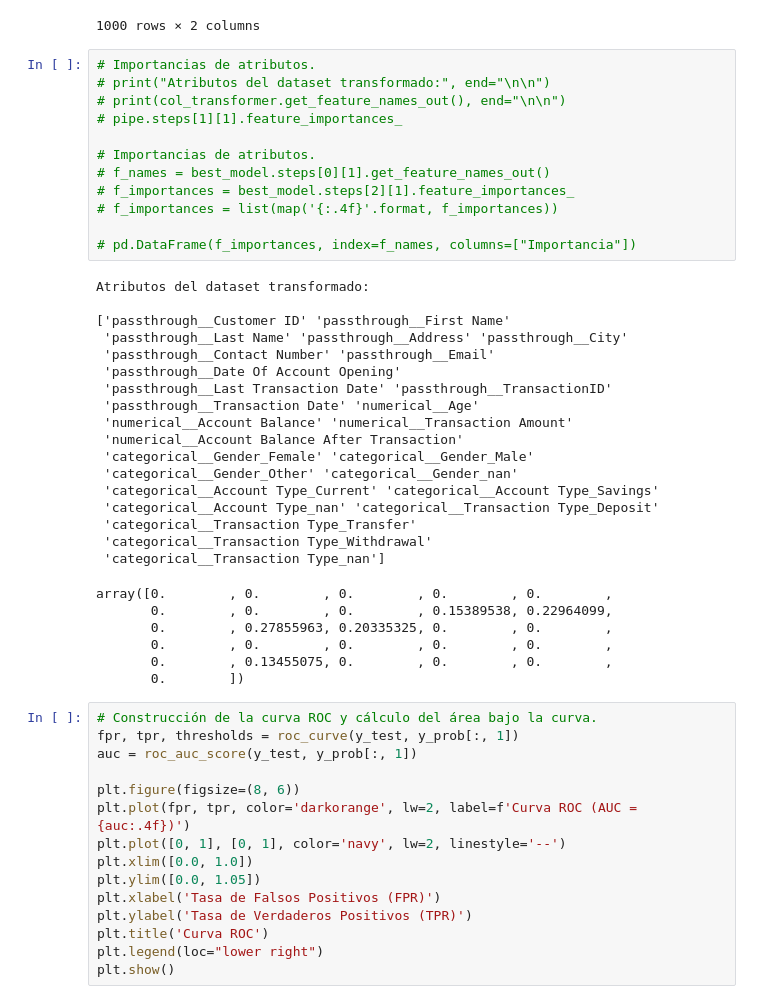
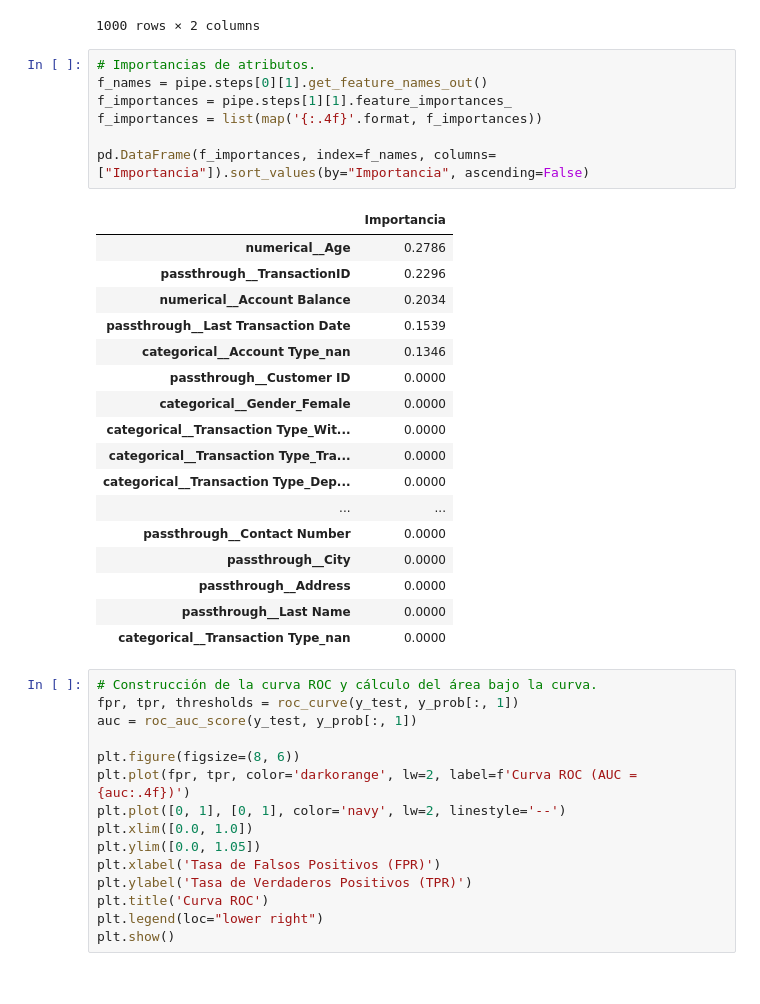
Before and after one commit to albertofalco/ENAP, a Jupyter notebook: 2025_01/main/main.ipynb, the cells around one changed output. Drawn from its saved outputs; the diff is of its cells as text.

```diff
--- a/2025_01/main/main.ipynb
+++ b/2025_01/main/main.ipynb
@@ -388,40 +391,29 @@ pd.DataFrame(pipe.predict_proba(X_test), columns=["0", "1"])
 1000 rows × 2 columns
 # %%
 # Importancias de atributos.
-# print("Atributos del dataset transformado:", end="\n\n")
-# print(col_transformer.get_feature_names_out(), end="\n\n")
-# pipe.steps[1][1].feature_importances_
+f_names = pipe.steps[0][1].get_feature_names_out()
+f_importances = pipe.steps[1][1].feature_importances_
+f_importances = list(map('{:.4f}'.format, f_importances))
 
-# Importancias de atributos.
-# f_names = best_model.steps[0][1].get_feature_names_out()
-# f_importances = best_model.steps[2][1].feature_importances_
-# f_importances = list(map('{:.4f}'.format, f_importances))
-
-# pd.DataFrame(f_importances, index=f_names, columns=["Importancia"])
+pd.DataFrame(f_importances, index=f_names, columns=["Importancia"]).sort_values(by="Importancia", ascending=False)
 # %% [output]
-Atributos del dataset transformado:
-
-['passthrough__Customer ID' 'passthrough__First Name'
- 'passthrough__Last Name' 'passthrough__Address' 'passthrough__City'
- 'passthrough__Contact Number' 'passthrough__Email'
- 'passthrough__Date Of Account Opening'
- 'passthrough__Last Transaction Date' 'passthrough__TransactionID'
- 'passthrough__Transaction Date' 'numerical__Age'
- 'numerical__Account Balance' 'numerical__Transaction Amount'
- 'numerical__Account Balance After Transaction'
- 'categorical__Gender_Female' 'categorical__Gender_Male'
- 'categorical__Gender_Other' 'categorical__Gender_nan'
- 'categorical__Account Type_Current' 'categorical__Account Type_Savings'
- 'categorical__Account Type_nan' 'categorical__Transaction Type_Deposit'
- 'categorical__Transaction Type_Transfer'
- 'categorical__Transaction Type_Withdrawal'
- 'categorical__Transaction Type_nan']
-array([0.        , 0.        , 0.        , 0.        , 0.        ,
-       0.        , 0.        , 0.        , 0.15389538, 0.22964099,
-       0.        , 0.27855963, 0.20335325, 0.        , 0.        ,
-       0.        , 0.        , 0.        , 0.        , 0.        ,
-       0.        , 0.13455075, 0.        , 0.        , 0.        ,
-       0.        ])
+|  | Importancia |
+| numerical__Age | 0.2786 |
+| passthrough__TransactionID | 0.2296 |
+| numerical__Account Balance | 0.2034 |
+| passthrough__Last Transaction Date | 0.1539 |
+| categorical__Account Type_nan | 0.1346 |
+| passthrough__Customer ID | 0.0000 |
+| categorical__Gender_Female | 0.0000 |
+| categorical__Transaction Type_Wit... | 0.0000 |
+| categorical__Transaction Type_Tra... | 0.0000 |
+| categorical__Transaction Type_Dep... | 0.0000 |
+| ... | ... |
+| passthrough__Contact Number | 0.0000 |
+| passthrough__City | 0.0000 |
+| passthrough__Address | 0.0000 |
+| passthrough__Last Name | 0.0000 |
+| categorical__Transaction Type_nan | 0.0000 |
 # %%
 # Construcción de la curva ROC y cálculo del área bajo la curva.
 fpr, tpr, thresholds = roc_curve(y_test, y_prob[:, 1])
```
Also changed, not shown: parts of 7 cells of this notebook.
